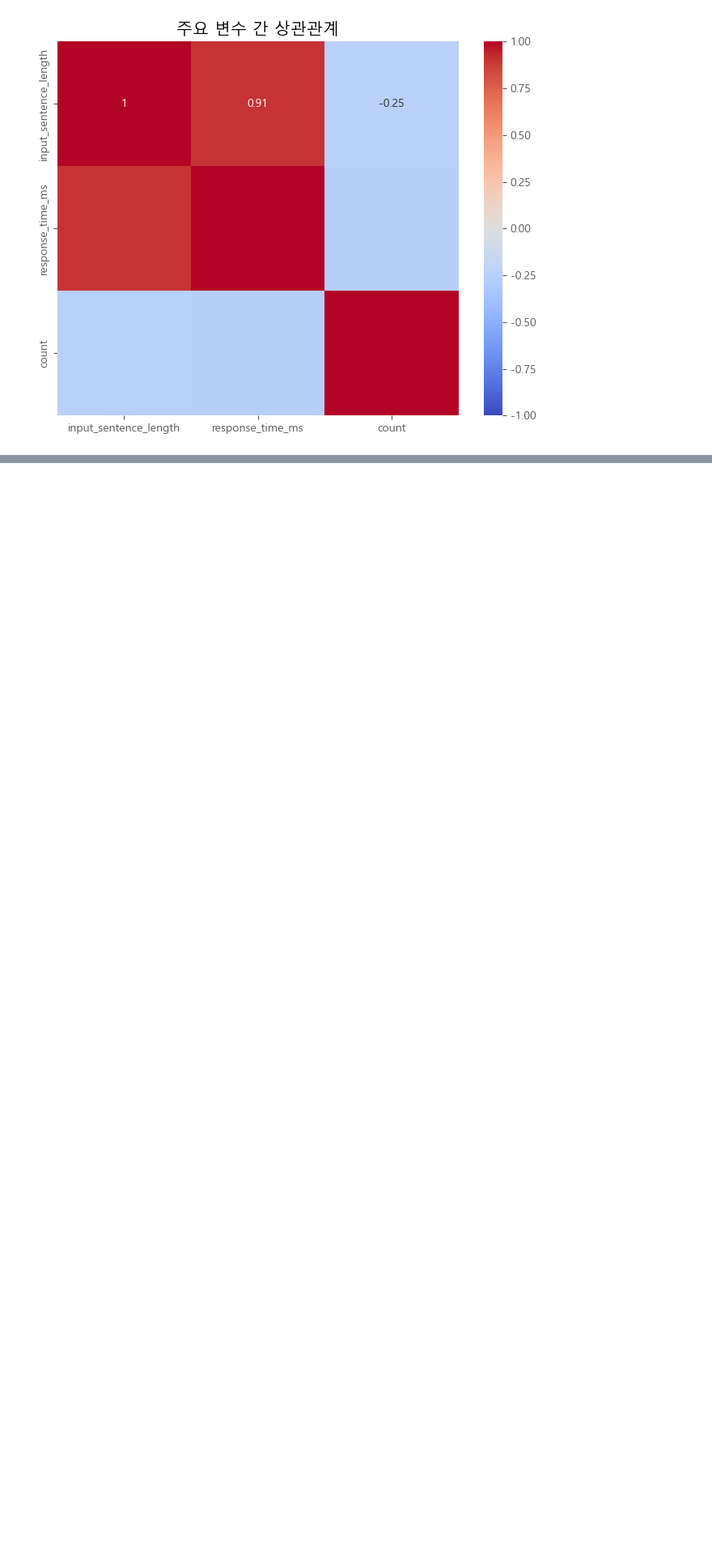
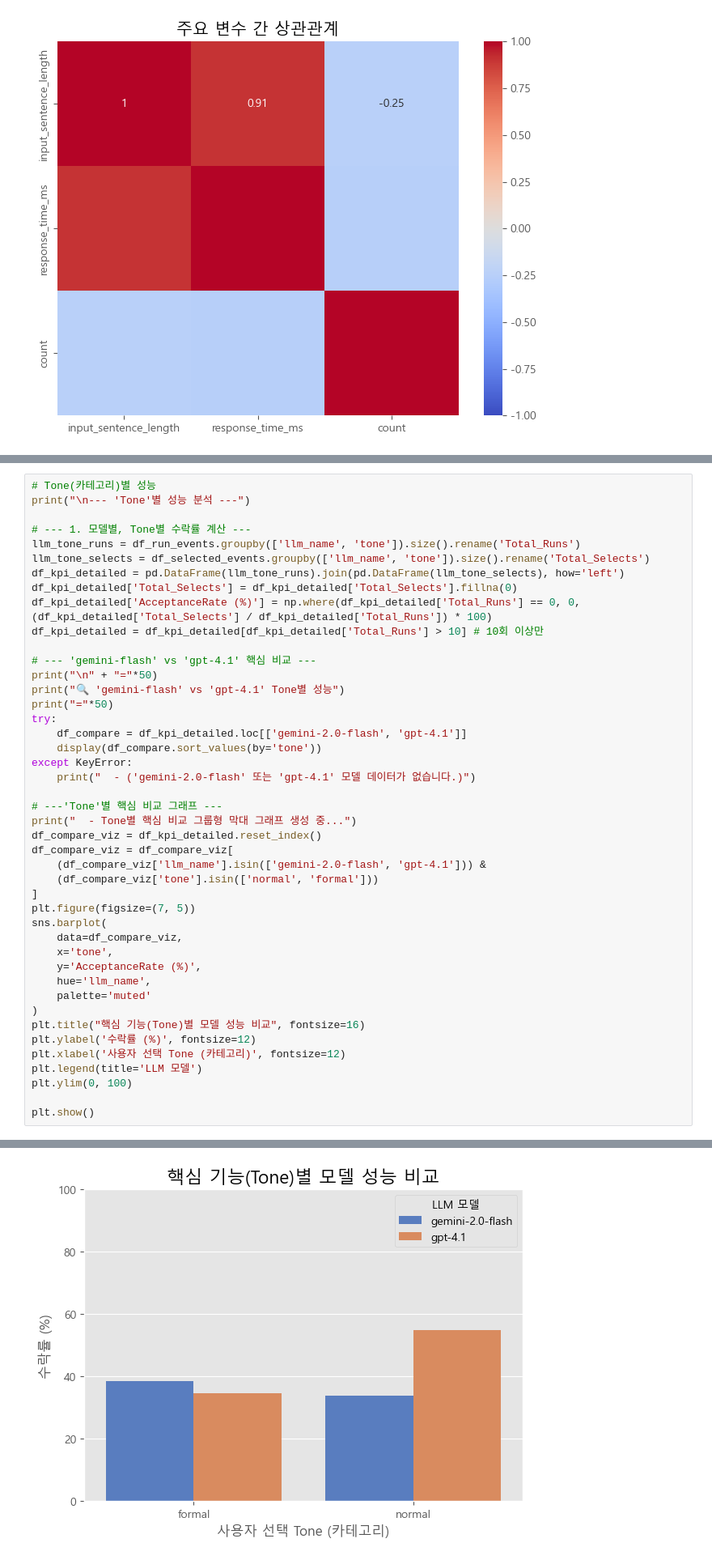
Before and after one commit to dazzlig/my-project, a Jupyter notebook: book/EDA.ipynb, the cells around one changed output, grey strips where cells are left out. Shown at 81% size. Drawn from its saved outputs; the diff is of its cells as text; blank space fills up the shorter version.

```diff
--- a/book/EDA.ipynb
+++ b/book/EDA.ipynb
@@ -447,0 +432,45 @@ else:
+# %%
+# Tone(카테고리)별 성능
+print("\n--- 'Tone'별 성능 분석 ---")
+
+# --- 1. 모델별, Tone별 수락률 계산 ---
+llm_tone_runs = df_run_events.groupby(['llm_name', 'tone']).size().rename('Total_Runs')
+llm_tone_selects = df_selected_events.groupby(['llm_name', 'tone']).size().rename('Total_Selects')
+df_kpi_detailed = pd.DataFrame(llm_tone_runs).join(pd.DataFrame(llm_tone_selects), how='left')
+df_kpi_detailed['Total_Selects'] = df_kpi_detailed['Total_Selects'].fillna(0)
+df_kpi_detailed['AcceptanceRate (%)'] = np.where(df_kpi_detailed['Total_Runs'] == 0, 0, (df_kpi_detailed['Total_Selects'] / df_kpi_detailed['Total_Runs']) * 100)
+df_kpi_detailed = df_kpi_detailed[df_kpi_detailed['Total_Runs'] > 10] # 10회 이상만
+
+# --- 'gemini-flash' vs 'gpt-4.1' 핵심 비교 ---
+print("\n" + "="*50)
+print("🔍 'gemini-flash' vs 'gpt-4.1' Tone별 성능")
+print("="*50)
+try:
+    df_compare = df_kpi_detailed.loc[['gemini-2.0-flash', 'gpt-4.1']]
+    display(df_compare.sort_values(by='tone'))
+except KeyError:
+    print("  - ('gemini-2.0-flash' 또는 'gpt-4.1' 모델 데이터가 없습니다.)")
+
+# ---'Tone'별 핵심 비교 그래프 ---
+print("  - Tone별 핵심 비교 그룹형 막대 그래프 생성 중...")
+df_compare_viz = df_kpi_detailed.reset_index()
+df_compare_viz = df_compare_viz[
+    (df_compare_viz['llm_name'].isin(['gemini-2.0-flash', 'gpt-4.1'])) &
+    (df_compare_viz['tone'].isin(['normal', 'formal']))
+]
+plt.figure(figsize=(7, 5))
+sns.barplot(
+    data=df_compare_viz,
+    x='tone',
+    y='AcceptanceRate (%)',
+    hue='llm_name',
+    palette='muted'
+)
+plt.title("핵심 기능(Tone)별 모델 성능 비교", fontsize=16)
+plt.ylabel('수락률 (%)', fontsize=12)
+plt.xlabel('사용자 선택 Tone (카테고리)', fontsize=12)
+plt.legend(title='LLM 모델')
+plt.ylim(0, 100)
+
+plt.show()
+# %% [output]
@@ -447,0 +491 @@ else:
+[figure, added]
```
Also changed, not shown: parts of 6 cells of this notebook, 4 other files.
